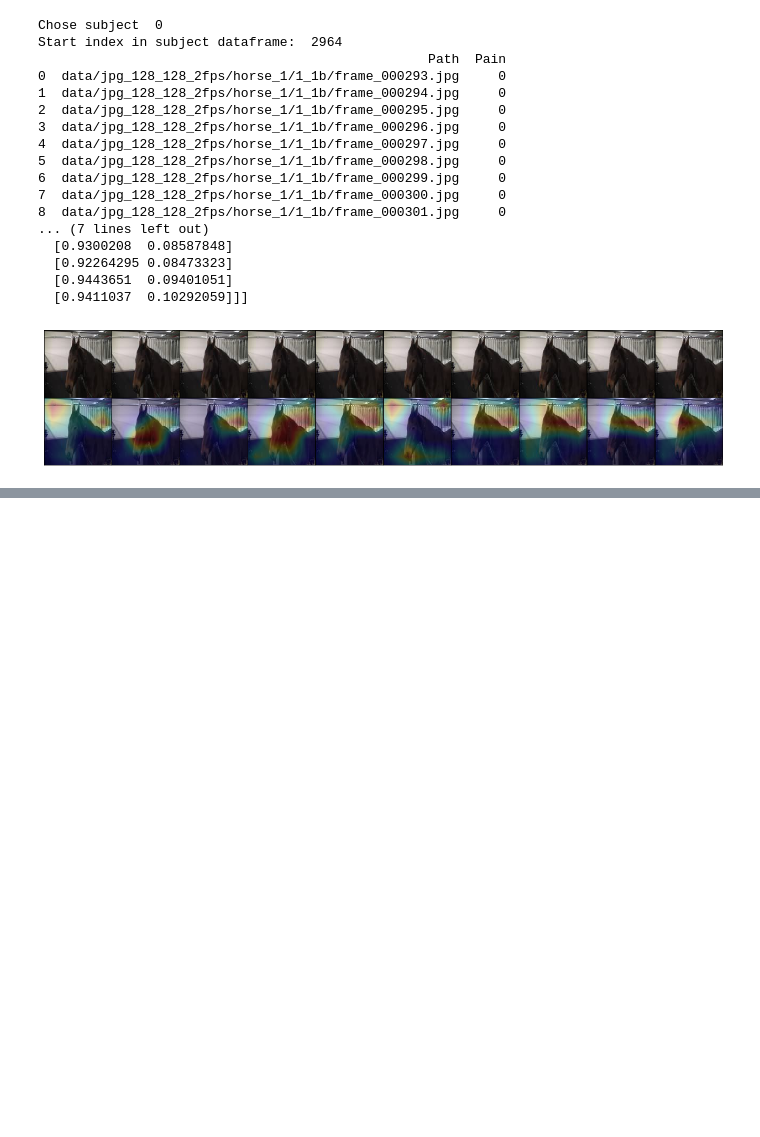
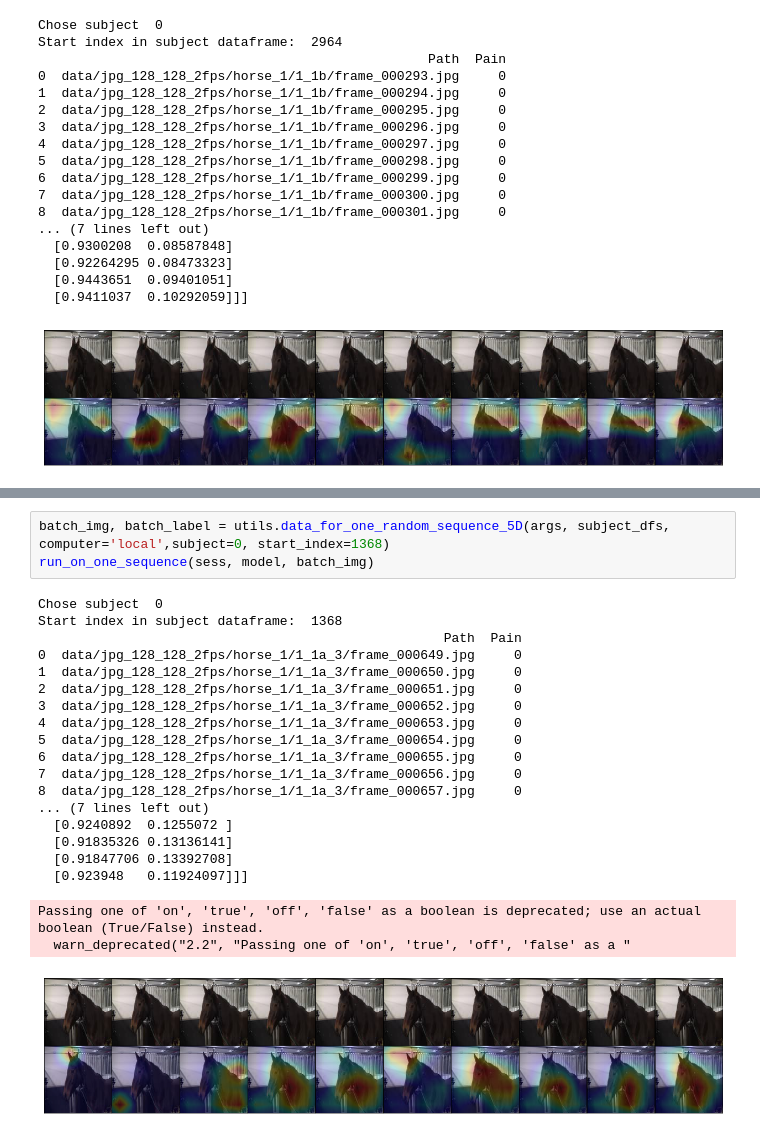
Before and after one commit to sofiabroome/painface-recognition, a Jupyter notebook: notebooks/gradcam_rodriguez_t0.ipynb, the cells around one changed output, grey strips where cells are left out. Cells and saved outputs as stored; diff of their text form; blank space fills up the shorter version.

```diff
--- a/notebooks/gradcam_rodriguez_t0.ipynb
+++ b/notebooks/gradcam_rodriguez_t0.ipynb
@@ -307,0 +332,24 @@ Start index in subject dataframe:  2964
+# %%
+batch_img, batch_label = utils.data_for_one_random_sequence_5D(args, subject_dfs, computer='local',subject=0, start_index=1368)
+run_on_one_sequence(sess, model, batch_img)
+# %% [output]
+Chose subject  0
+Start index in subject dataframe:  1368
+                                                    Path  Pain
+0  data/jpg_128_128_2fps/horse_1/1_1a_3/frame_000649.jpg     0
+1  data/jpg_128_128_2fps/horse_1/1_1a_3/frame_000650.jpg     0
+2  data/jpg_128_128_2fps/horse_1/1_1a_3/frame_000651.jpg     0
+3  data/jpg_128_128_2fps/horse_1/1_1a_3/frame_000652.jpg     0
+4  data/jpg_128_128_2fps/horse_1/1_1a_3/frame_000653.jpg     0
+5  data/jpg_128_128_2fps/horse_1/1_1a_3/frame_000654.jpg     0
+6  data/jpg_128_128_2fps/horse_1/1_1a_3/frame_000655.jpg     0
+7  data/jpg_128_128_2fps/horse_1/1_1a_3/frame_000656.jpg     0
+8  data/jpg_128_128_2fps/horse_1/1_1a_3/frame_000657.jpg     0
+... (7 lines left out)
+  [0.9240892  0.1255072 ]
+  [0.91835326 0.13136141]
+  [0.91847706 0.13392708]
+  [0.923948   0.11924097]]]
+Passing one of 'on', 'true', 'off', 'false' as a boolean is deprecated; use an actual boolean (True/False) instead.
+  warn_deprecated("2.2", "Passing one of 'on', 'true', 'off', 'false' as a "
+[figure, added]
```
Also changed, not shown: parts of 6 cells of this notebook, 2 other files.
